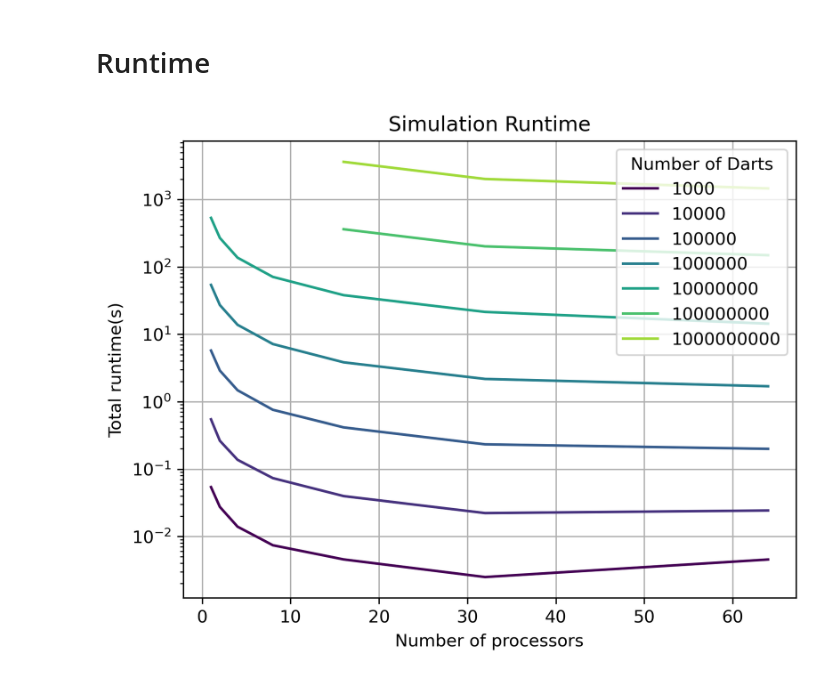
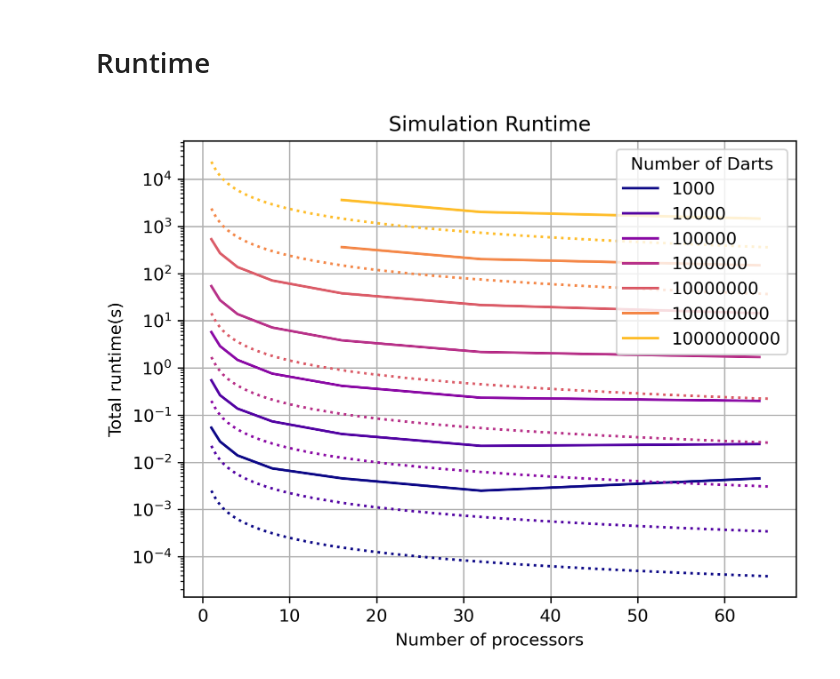
Before and after one commit to cmse822/project-2-pi-by-mpi-team-2, a Jupyter notebook: analysis/analysis.ipynb, the cells around one changed output. Drawn from its saved outputs; the diff is of its cells as text; code cells hidden in the pictures.

Commit message:
Included ideal scalings

```diff
--- a/analysis/analysis.ipynb
+++ b/analysis/analysis.ipynb
@@ -54,10 +54,11 @@ for i, processor in enumerate(procc_list):
     a = np.sqrt(np.polyfit(x,y,0))
 
     # Plot results
-    line, = plt.plot(df["num_darts"].loc[idx], df["error"].loc[idx],c=cmap(i/len(procc_list)))
+    line, = plt.plot(df["num_darts"].loc[idx], df["error"].loc[idx],c=cmap(i/len(procc_list)),linestyle='-')
     line.set_label(processor)
 
-    line_fit, = plt.plot(x,a/np.sqrt(x),linestyle='--')
+    x = [10**3, 10**9]
+    line_fit, = plt.plot(x,a/np.sqrt(x),linestyle=':')
     line_fit.set_color(line.get_color())
 
 plt.yscale('log')
@@ -75,29 +76,35 @@ fig.savefig(os.path.join(path_figures,"img01.png"))
 # %%
 # Format figure
 fig, ax = plt.subplots()
-cmap = plt.get_cmap('viridis')
+cmap = plt.get_cmap('plasma')
 
 # Obtain list of dart counts
 counts = np.unique(df["num_darts"])
 
 for i, count in enumerate(counts):
     # Obtain logical index
     idx = (df["num_darts"]==count) & (df["size_round"] == 128)
 
     # Plot runtime
     x = df["num_processors"].loc[idx]
     y = df["total_runtime"].loc[idx]
 
     line, = plt.plot(x,y,c=cmap(i/len(counts)))
     line.set_label(count)
 
+    # Calculate baseline runtime
+    t = y.min() * x.min()
+    x = np.linspace(1,65,100)
+    line_ideal, = plt.plot(x,t/x,linestyle=':')
+    line_ideal.set_color(line.get_color())
+
 plt.grid(True)
 plt.yscale('log')
 #plt.xscale('log')
 plt.xlabel('Number of processors')
 plt.ylabel('Total runtime(s)')
 plt.title("Simulation Runtime")
 plt.legend(title="Number of Darts")
 fig.savefig(os.path.join(path_figures,"img02.png"))
 # %% [output]
-[figure, old version]
+[figure, new version]
```
Also changed, not shown: parts of 1 cell of this notebook, 2 other files.
